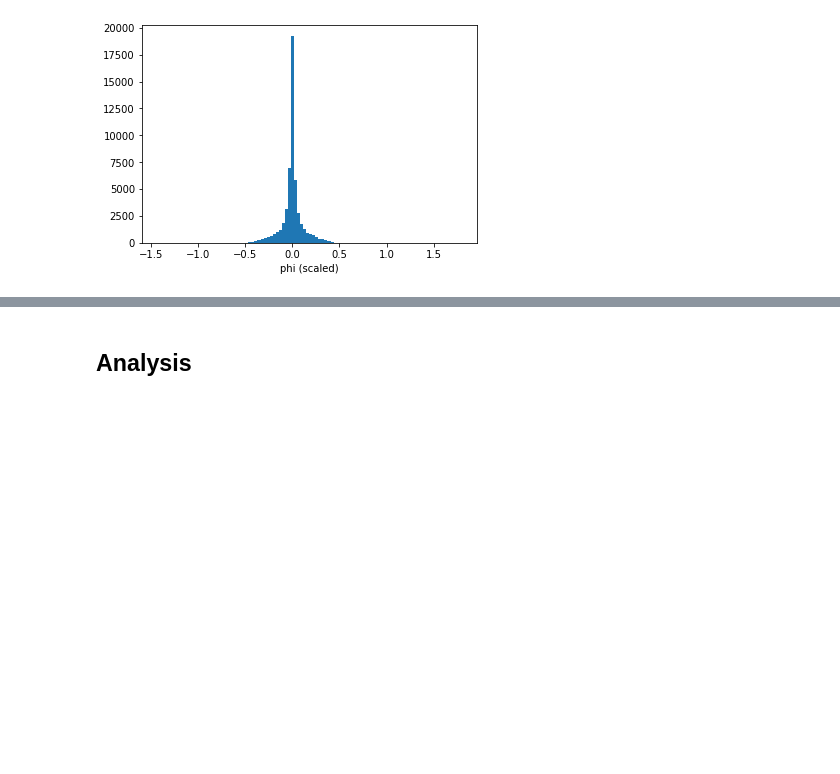
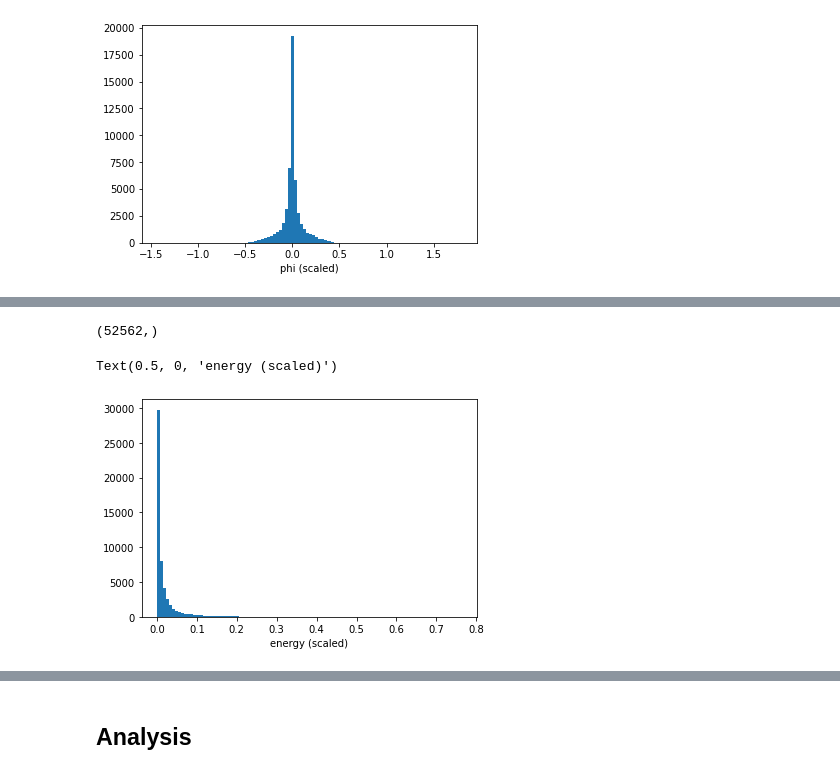
Before and after one commit to womogenes/top-tagging, a Jupyter notebook: exploration.ipynb, the cells around one changed output, grey strips where cells are left out. Drawn from its saved outputs; the diff is of its cells as text; code cells hidden in the pictures; blank space fills up the shorter version.

```diff
--- a/exploration.ipynb
+++ b/exploration.ipynb
@@ -60,0 +65,13 @@ Text(0.5, 0, 'phi (scaled)')
+# %%
+all_energy = np.array([])
+for event in tqdm(events):
+    all_energy = np.hstack((all_energy, event["x"][:, 3]))
+
+print(all_energy.shape)
+
+plt.hist(all_energy, bins=100);
+plt.xlabel("energy (scaled)")
+# %% [output]
+(52562,)
+Text(0.5, 0, 'energy (scaled)')
+[figure, added]
```
Also changed, not shown: parts of 8 cells of this notebook, 1 other file.
